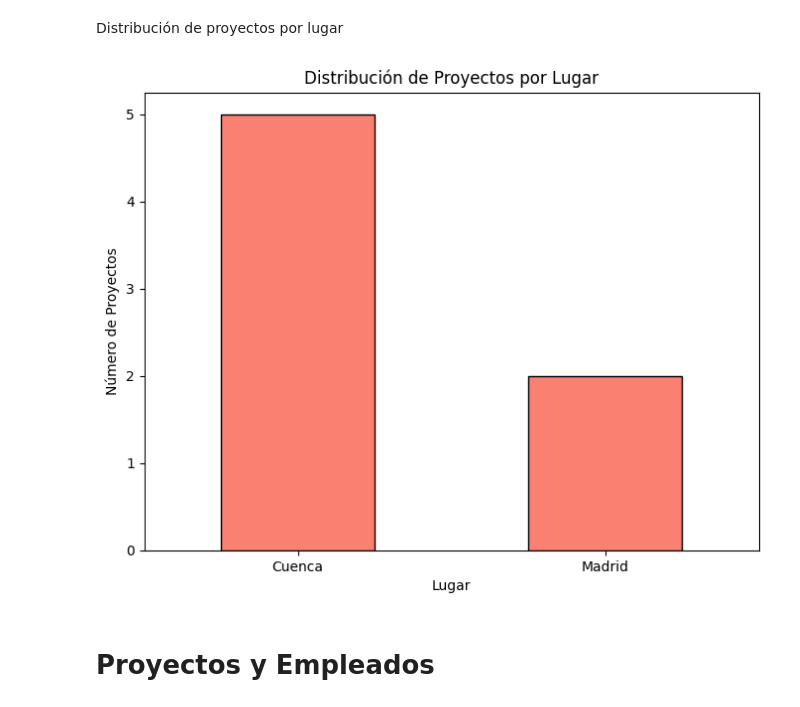
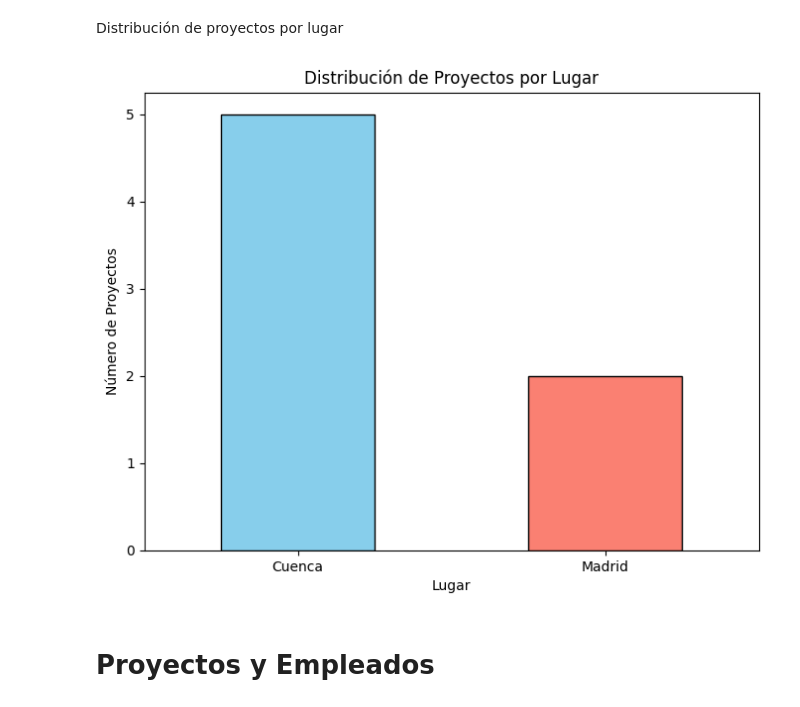
Before and after one commit to Amparwen/PF_Future24, a Jupyter notebook: Analisis_de_datos.ipynb, the cells around one changed output. Cells and saved outputs as stored; diff of their text form; code cells hidden in the pictures.

```diff
--- a/Analisis_de_datos.ipynb
+++ b/Analisis_de_datos.ipynb
@@ -323,17 +323,17 @@ Distribución de proyectos por lugar
 # %%
 # Contamos el número de proyectos por lugar
 proyectos_por_lugar = project_df['TX_LUGAR'].value_counts()
 
 # Creamos el gráfico de barras de la distribución de proyectos por lugar
 plt.figure(figsize=(8, 6))
-proyectos_por_lugar.plot(kind='bar', color='salmon', edgecolor='black')
+proyectos_por_lugar.plot(kind='bar',color=['skyblue', 'salmon'], edgecolor='black')
 plt.title('Distribución de Proyectos por Lugar')
 plt.xlabel('Lugar')
 plt.ylabel('Número de Proyectos')
 plt.xticks(rotation=0)
 plt.show()
 # %% [output]
-[figure, old version]
+[figure, new version]
 # %% [markdown]
 # Proyectos y Empleados
 # %% [markdown]
```
Also changed, not shown: parts of 2 cells of this notebook.
